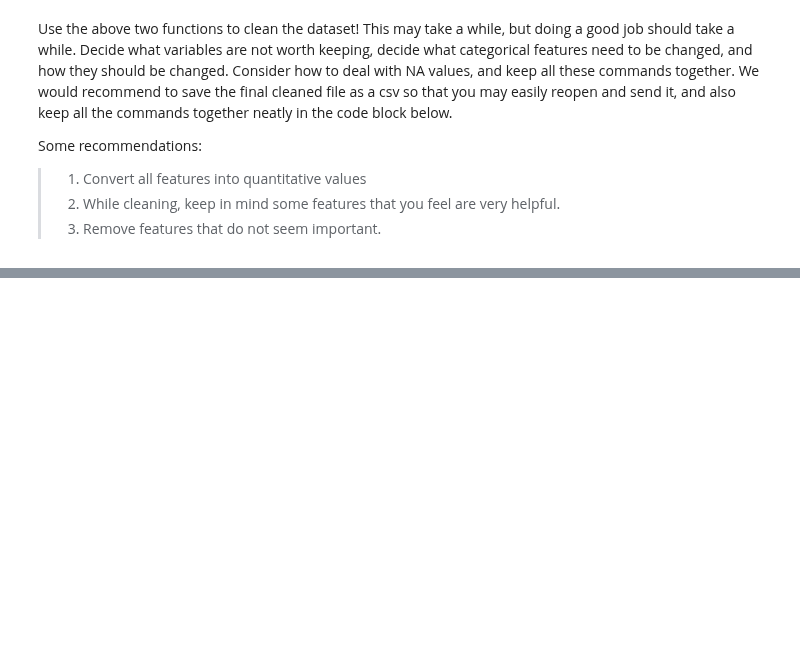
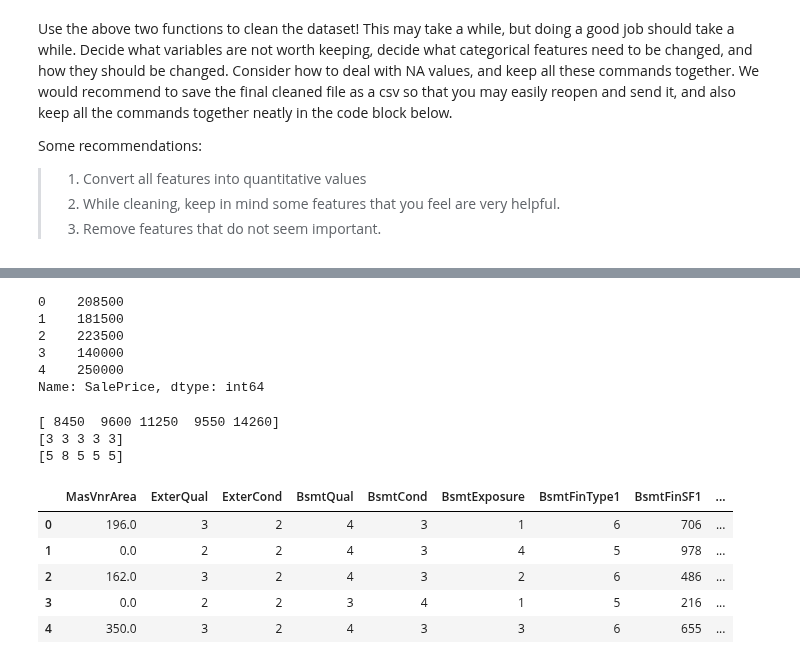
Before and after one commit to SUSA-org/crash-course, a Jupyter notebook: Kaggle/kaggle1.ipynb, the cells around one changed output, grey strips where cells are left out. Saved outputs shown, nothing was run; the diff lists cells and outputs as text; code cells hidden in the pictures; blank space fills up the shorter version.

```diff
--- a/Kaggle/kaggle1.ipynb
+++ b/Kaggle/kaggle1.ipynb
@@ -333,27 +424,3 @@ Some recommendations:
 > 1. Convert all features into quantitative values
 > 2. While cleaning, keep in mind some features that you feel are very helpful.
 > 3. Remove features that do not seem important.
-# %%
-# DATA CLEANING
-# To start off data cleaning
-clean = train.copy()
-
-clean = categoricalToQuantitative(clean,'FireplaceQu',['NA','Po','Fa','TA','Gd','Ex'],assumeInOrder=True)
-clean = oneHotFeature(clean,['Foundation'])
-
-# ====================== DO NOT INCLUDE IN FINAL WORKBOOK ========================
-# ================================================================================
-
-
-
-# ================================================================================
-# ================================================================================
-
-# You will be selecting your important features explicitly later.
-# But is there anything you want to get rid of explicitly now?
-unimportantFeatures = ['Id'] ## ADD MORE FEATURES?
-for feat in unimportantFeatures:
-    clean = clean.drop(feat, axis=1)
-
-## To view what your cleaned dataframe looks like
-clean.head(10)
@@ -443,3 +639,34 @@ Good ways to approach things you are not familiar with: here's my steps for this
 6. What are other inputs I can try?
 
 ... etc
+# %%
+# Here's what our 'SalePrice' column looks like
+clean['SalePrice'].head(5)
+# %% [output]
+0    208500
+1    181500
+2    223500
+3    140000
+4    250000
+Name: SalePrice, dtype: int64
+# %%
+import numpy as np
+# dataframe['column'].values returns the numpy array of that column
+# to check the type of each array, you can use `.dtype` on any numpy array
+
+print(clean['LotArea'].values[:5])
+print(clean['Utilities'].values[:5])
+print(clean['OverallCond'].values[:5])
+# %% [output]
+[ 8450  9600 11250  9550 14260]
+[3 3 3 3 3]
+[5 8 5 5 5]
+# %%
+clean[clean.columns[10:20]].head(5)
+# %% [output]
+|  | MasVnrArea | ExterQual | ExterCond | BsmtQual | BsmtCond | BsmtExposure | BsmtFinType1 | BsmtFinSF1 | ... |
+| 0 | 196.0 | 3 | 2 | 4 | 3 | 1 | 6 | 706 | ... |
+| 1 | 0.0 | 2 | 2 | 4 | 3 | 4 | 5 | 978 | ... |
+| 2 | 162.0 | 3 | 2 | 4 | 3 | 2 | 6 | 486 | ... |
+| 3 | 0.0 | 2 | 2 | 3 | 4 | 1 | 5 | 216 | ... |
+| 4 | 350.0 | 3 | 2 | 4 | 3 | 3 | 6 | 655 | ... |
```
Also changed, not shown: parts of 22 cells of this notebook.
